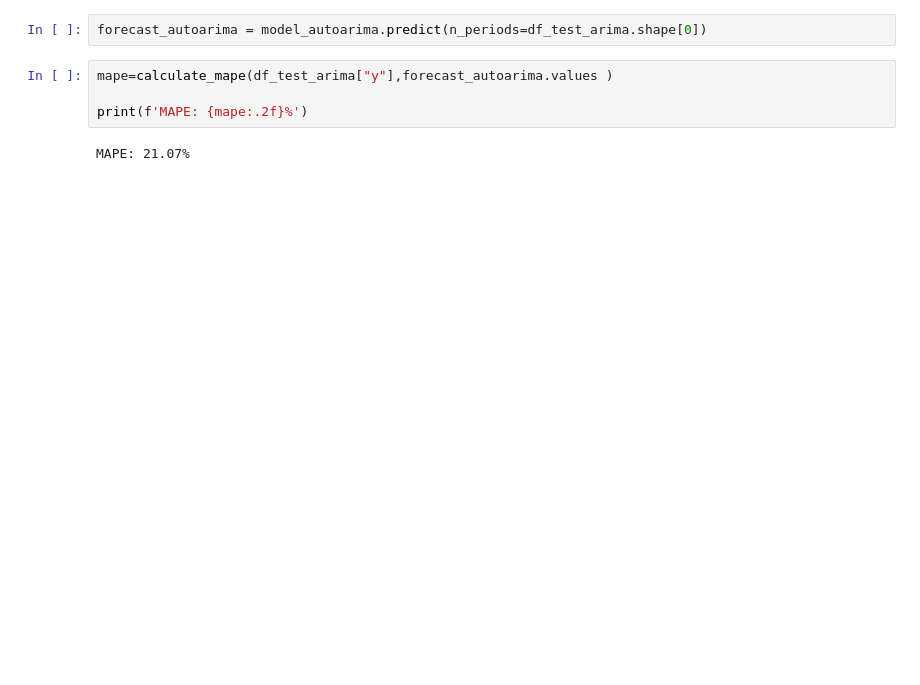
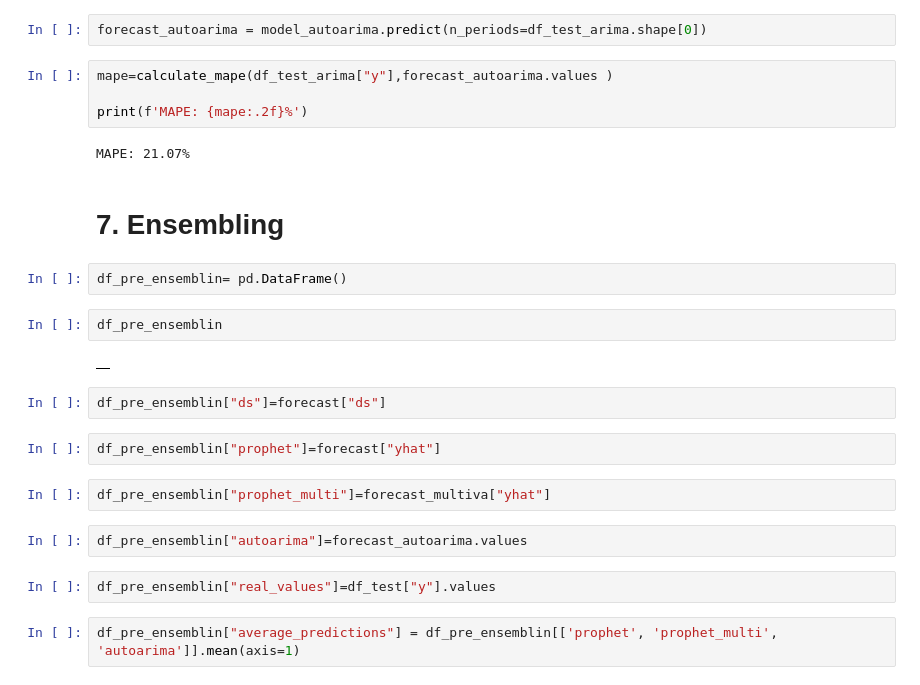
Before and after one commit to alexserra8/TFM_MBD_2024_AlexSerra, a Jupyter notebook: 1_Playing/0_First_Idea.ipynb, the cells around one changed output. Saved outputs shown, nothing was run; the diff lists cells and outputs as text; blank space fills up the shorter version.

Commit message:
Added average ensemble, linear regression and XGbooster

```diff
--- a/1_Playing/0_First_Idea.ipynb
+++ b/1_Playing/0_First_Idea.ipynb
@@ -261,3 +261,23 @@ mape=calculate_mape(df_test_arima["y"],forecast_autoarima.values )
 print(f'MAPE: {mape:.2f}%')
 # %% [output]
 MAPE: 21.07%
+# %% [markdown]
+# 7. Ensembling
+# %%
+df_pre_ensemblin= pd.DataFrame()
+# %%
+df_pre_ensemblin
+# %% [output]
+|  |
+# %%
+df_pre_ensemblin["ds"]=forecast["ds"]
+# %%
+df_pre_ensemblin["prophet"]=forecast["yhat"]
+# %%
+df_pre_ensemblin["prophet_multi"]=forecast_multiva["yhat"]
+# %%
+df_pre_ensemblin["autoarima"]=forecast_autoarima.values
+# %%
+df_pre_ensemblin["real_values"]=df_test["y"].values
+# %%
+df_pre_ensemblin["average_predictions"] = df_pre_ensemblin[['prophet', 'prophet_multi', 'autoarima']].mean(axis=1)
```
Also changed, not shown: parts of 26 cells of this notebook.
